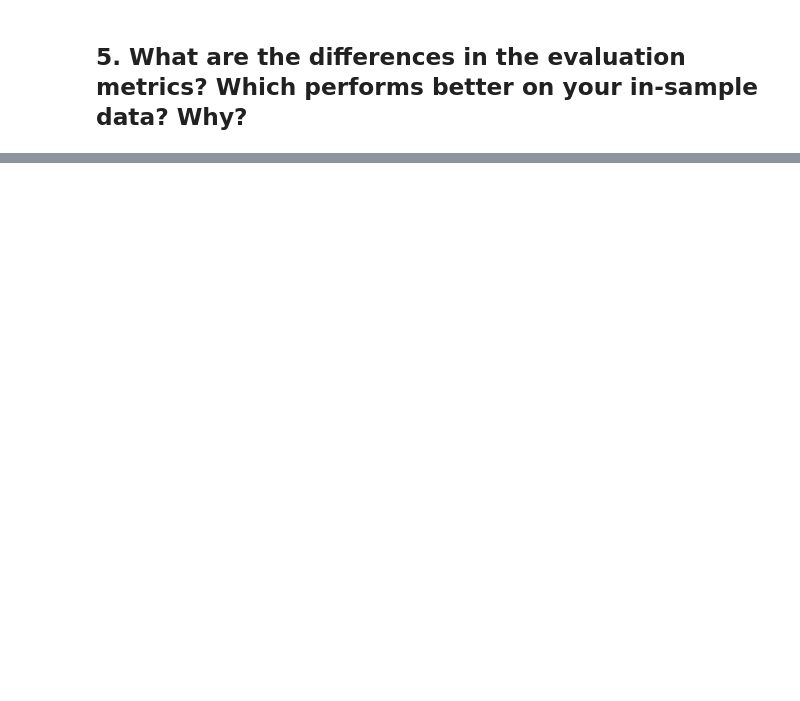
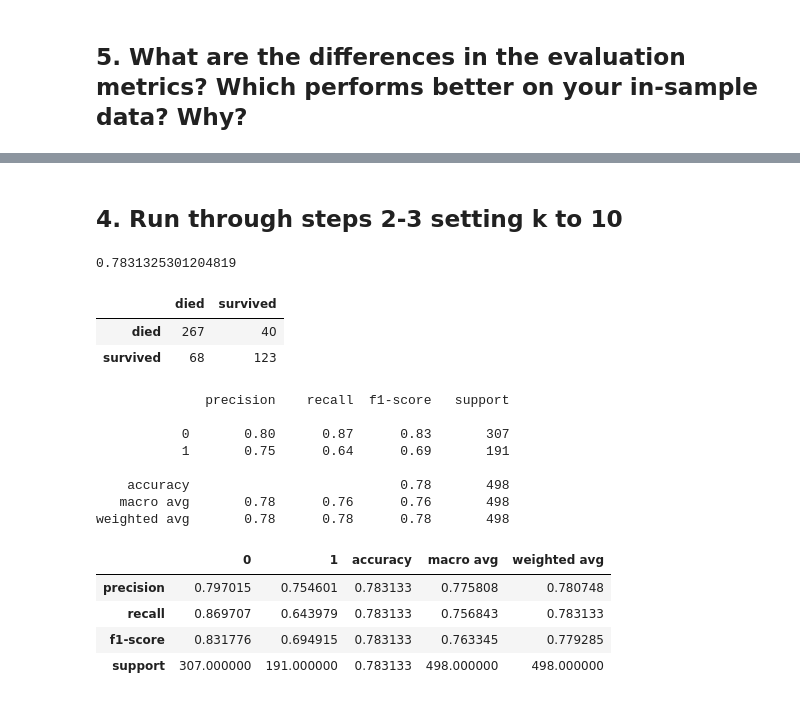
Before and after one commit to Miller-Ryan-1/classification-exercises, a Jupyter notebook: model.ipynb, the cells around one changed output, grey strips where cells are left out. Drawn from its saved outputs; the diff is of its cells as text; code cells hidden in the pictures; blank space fills up the shorter version.

```diff
--- a/model.ipynb
+++ b/model.ipynb
@@ -734,0 +470,34 @@ weighted avg       0.86      0.86      0.86       214
+# %% [markdown]
+## 4. Run through steps 2-3 setting k to 10
+# %%
+knn = KNeighborsClassifier(n_neighbors=10)
+knn = knn.fit(X_train, y_train)
+y_pred = knn.predict(X_train)
+knn.score(X_train, y_train)
+# %% [output]
+0.7831325301204819
+# %%
+labels = ['died','survived']
+results = pd.DataFrame(confusion_matrix(y_train, y_pred), index=labels, columns=labels)
+results
+# %% [output]
+|  | died | survived |
+| died | 267 | 40 |
+| survived | 68 | 123 |
+# %%
+print(classification_report(y_train, y_pred))
+pd.DataFrame(classification_report(y_train, y_pred, output_dict=True))
+# %% [output]
+              precision    recall  f1-score   support
+
+           0       0.80      0.87      0.83       307
+           1       0.75      0.64      0.69       191
+
+    accuracy                           0.78       498
+   macro avg       0.78      0.76      0.76       498
+weighted avg       0.78      0.78      0.78       498
+|  | 0 | 1 | accuracy | macro avg | weighted avg |
+| precision | 0.797015 | 0.754601 | 0.783133 | 0.775808 | 0.780748 |
+| recall | 0.869707 | 0.643979 | 0.783133 | 0.756843 | 0.783133 |
+| f1-score | 0.831776 | 0.694915 | 0.783133 | 0.763345 | 0.779285 |
+| support | 307.000000 | 191.000000 | 0.783133 | 498.000000 | 498.000000 |
```
Also changed, not shown: parts of 95 cells of this notebook.
